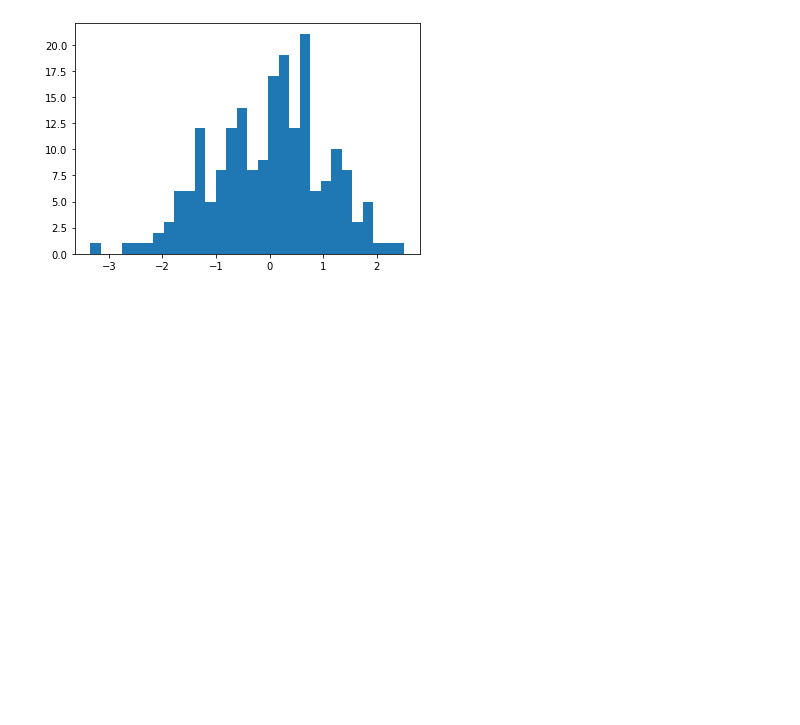
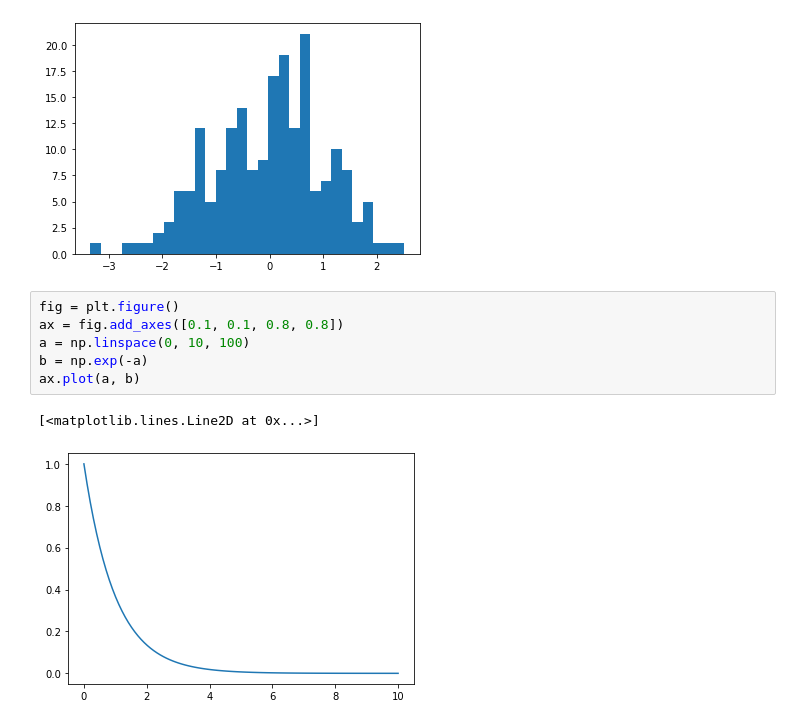
Before and after one commit to hivandu/practise, a Jupyter notebook: analyse/Case-by-case_Python_visualization/ex01.ipynb, the cells around one changed output. Saved outputs shown, nothing was run; the diff lists cells and outputs as text; blank space fills up the shorter version.

```diff
--- a/analyse/Case-by-case_Python_visualization/ex01.ipynb
+++ b/analyse/Case-by-case_Python_visualization/ex01.ipynb
@@ -116,3 +118,12 @@ ax.hist(x, bins=30)
          2.51572581]),
  <BarContainer object of 30 artists>)
 [figure]
+# %%
+fig = plt.figure()
+ax = fig.add_axes([0.1, 0.1, 0.8, 0.8])
+a = np.linspace(0, 10, 100)
+b = np.exp(-a)
+ax.plot(a, b)
+# %% [output]
+[<matplotlib.lines.Line2D at 0x...>]
+[figure, added]
```
Also changed, not shown: parts of 31 cells of this notebook, 1 other file.
